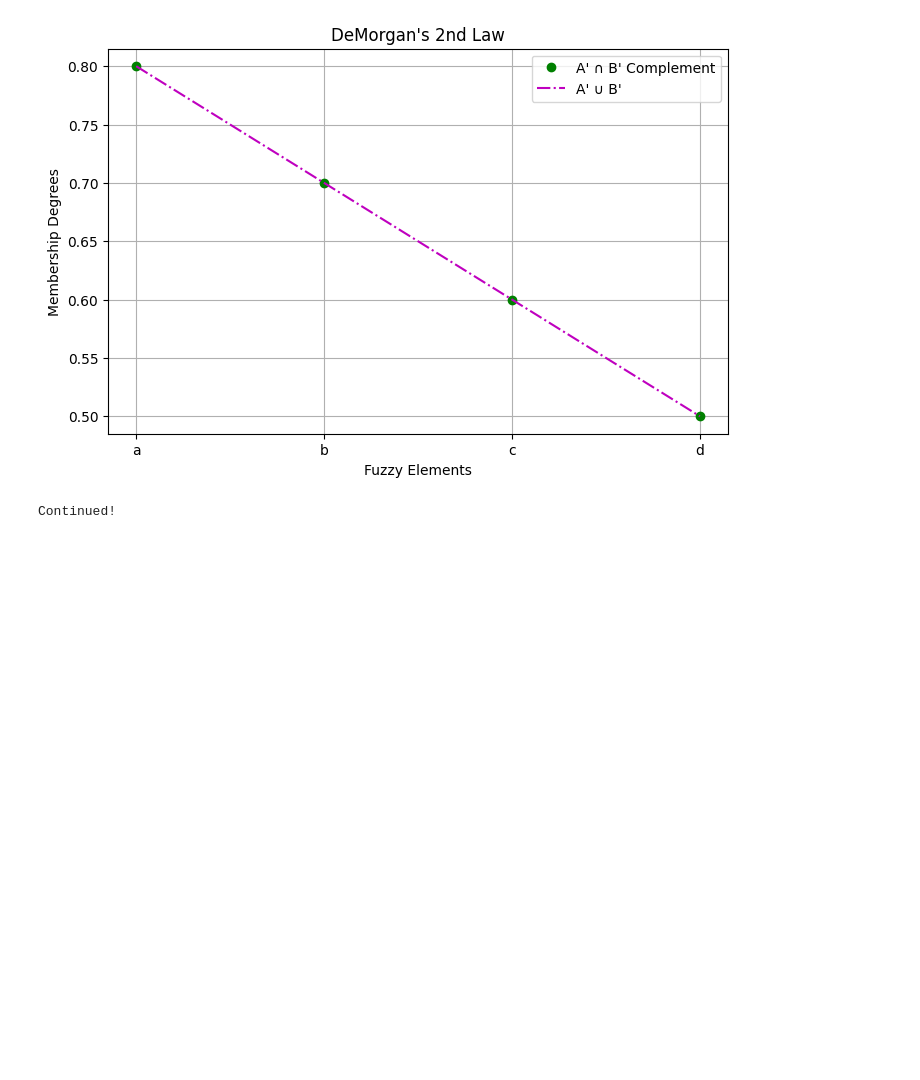
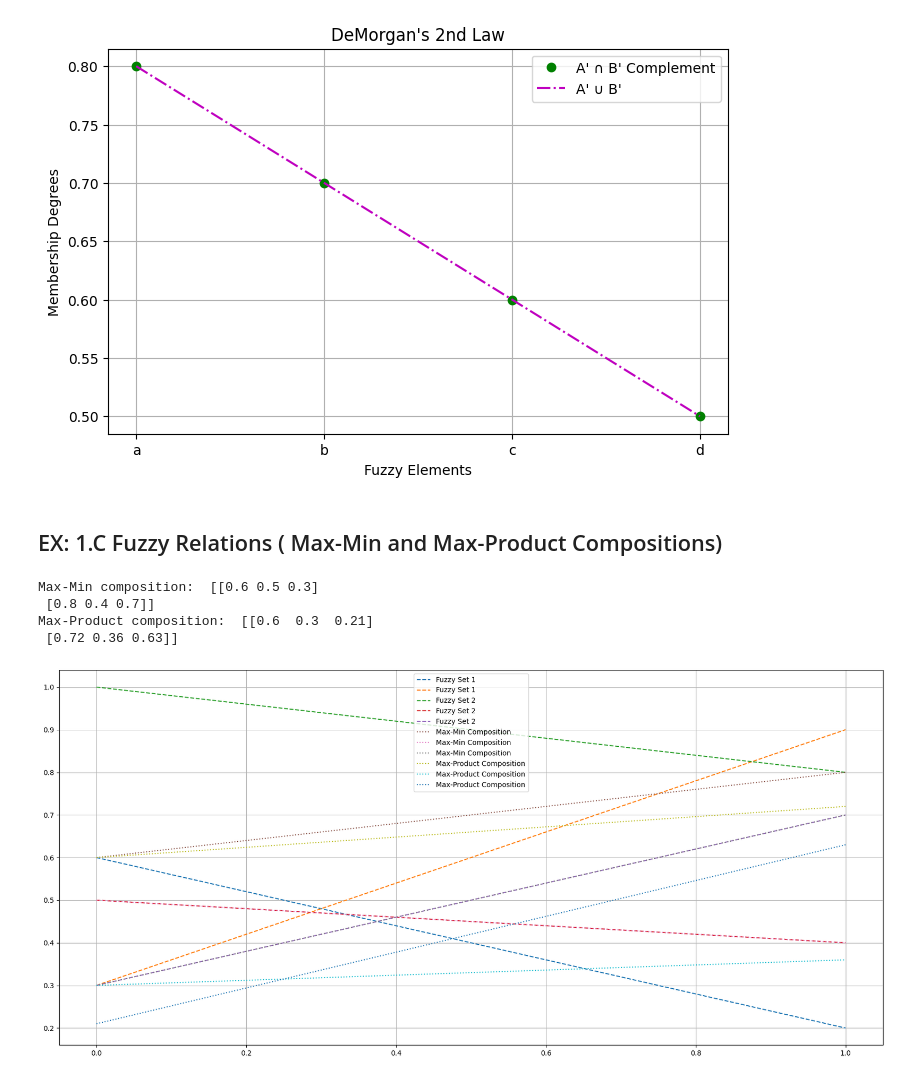
Before and after one commit to ramprasathmk/Soft-Computing-Lab-2024, a Jupyter notebook: SoftComputingLab_(VI_SEM).ipynb, the cells around one changed output. Drawn from its saved outputs; the diff is of its cells as text; code cells hidden in the pictures; blank space fills up the shorter version.

```diff
--- a/SoftComputingLab_(VI_SEM).ipynb
+++ b/SoftComputingLab_(VI_SEM).ipynb
@@ -142,7 +145,66 @@ DeMorgans_2ndLaw(a, b)
 # %% [output]
 [figure]
 [figure]
-# %%
-print("Continued!")
-# %% [output]
-Continued!
+# %% [markdown]
+##  EX: 1.C Fuzzy Relations ( Max-Min and Max-Product Compositions)
+# %%
+import numpy as np
+import matplotlib.pyplot as plt
+
+R1 = np.array([[0.6, 0.3],
+               [0.2, 0.9]])
+
+R2 = np.array([[1, 0.5, 0.3],
+               [0.8, 0.4, 0.7]])
+
+# Perform max-min composition
+def max_min_composition(R1, R2):
+    result = np.zeros((len(R1), len(R2[0])))
+    for i in range(len(R1)):
+        for j in range(len(R2[0])):
+            max_min = 0
+            for k in range(len(R1[0])):
+                max_min = max(max_min, min(R1[i][k], R2[k][j]))
+            result[i][j] = max_min
+    return result
+
+# Perform max-product composition
+def max_product(R1, R2):
+    result = np.zeros((len(R1), len(R2[0])))
+    for i in range(len(R1)):
+        for j in range(len(R2[0])):
+            max_min = 0
+            for k in range(len(R1[0])):
+                max_min = max(max_min, (R1[i][k]* R2[k][j]))
+            result[i][j] = max_min
+    return result
+
+# Call the max_min_composition function
+result = max_min_composition(R1, R2)
+# Call the max_product_composition function
+res = max_product(R1, R2)
+
+print("Max-Min composition: ", result)
+print("Max-Product composition: ", res)
+
+
+def GRaph():
+    plt.figure(figsize=(17,8))
+    plt.plot(R1, linestyle="--", label="Fuzzy Set 1")
+    plt.plot(R2, linestyle="--", label="Fuzzy Set 2")
+
+    plt.plot(result, linestyle=":", label="Max-Min Composition")
+    plt.plot(res, linestyle=":", label="Max-Product Composition")
+    plt.legend() #framealpha=1
+    plt.grid(True)
+    plt.tight_layout()
+
+    plt.show()
+
+GRaph()
+# %% [output]
+Max-Min composition:  [[0.6 0.5 0.3]
+ [0.8 0.4 0.7]]
+Max-Product composition:  [[0.6  0.3  0.21]
+ [0.72 0.36 0.63]]
+[figure, added]
```
Also changed, not shown: parts of 17 cells of this notebook.
